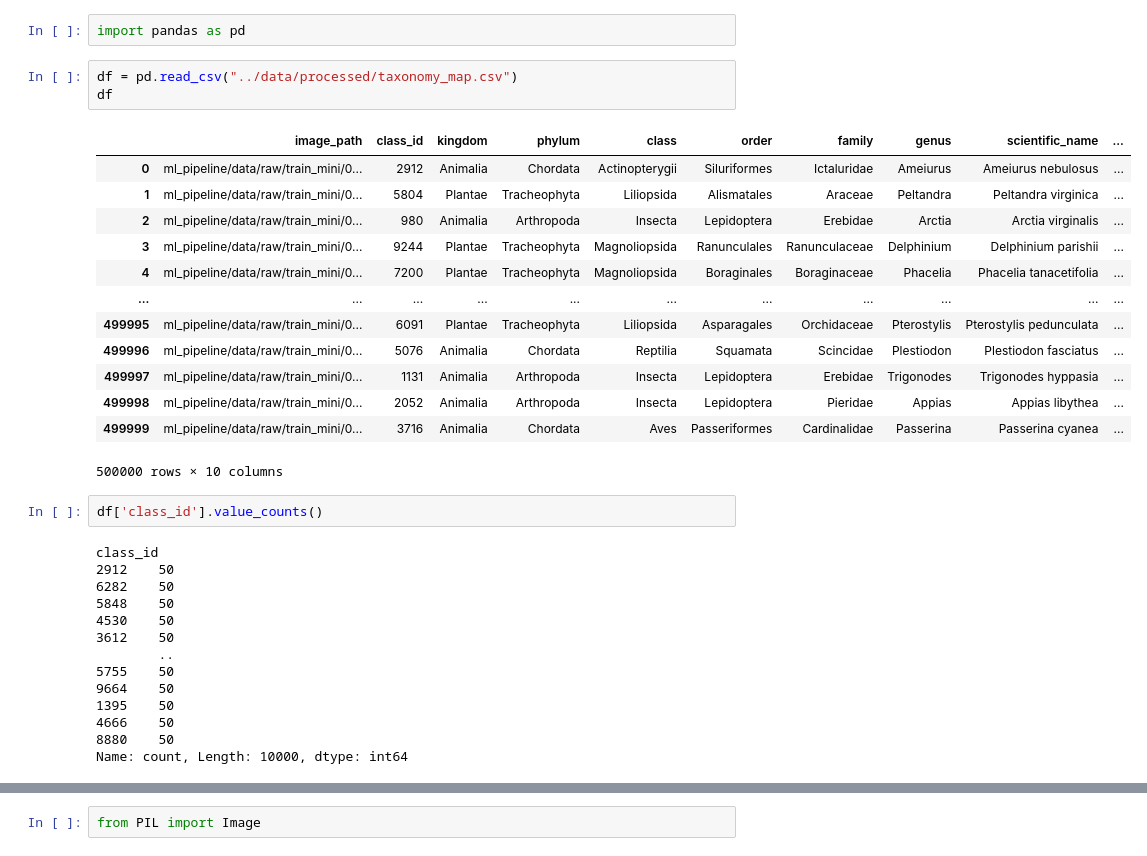
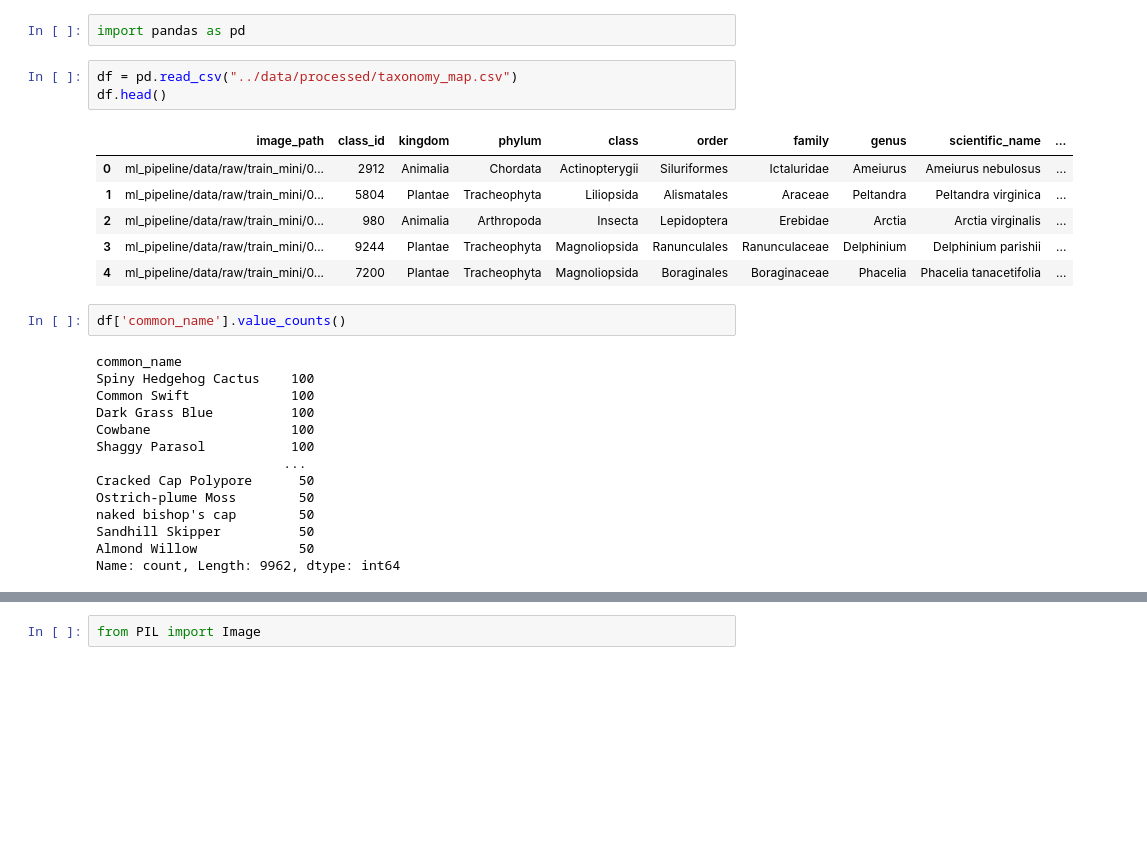
Before and after one commit to sharma-aryan-1/Project-Kanto, a Jupyter notebook: ml_pipeline/notebooks/datatest.ipynb, the cells around one changed output, grey strips where cells are left out. Saved outputs shown, nothing was run; the diff lists cells and outputs as text; blank space fills up the shorter version.

```diff
--- a/ml_pipeline/notebooks/datatest.ipynb
+++ b/ml_pipeline/notebooks/datatest.ipynb
@@ -2,35 +2,28 @@
 import pandas as pd
 # %%
 df = pd.read_csv("../data/processed/taxonomy_map.csv")
-df
+df.head()
 # %% [output]
 |  | image_path | class_id | kingdom | phylum | class | order | family | genus | scientific_name | ... |
 | 0 | ml_pipeline/data/raw/train_mini/0... | 2912 | Animalia | Chordata | Actinopterygii | Siluriformes | Ictaluridae | Ameiurus | Ameiurus nebulosus | ... |
 | 1 | ml_pipeline/data/raw/train_mini/0... | 5804 | Plantae | Tracheophyta | Liliopsida | Alismatales | Araceae | Peltandra | Peltandra virginica | ... |
 | 2 | ml_pipeline/data/raw/train_mini/0... | 980 | Animalia | Arthropoda | Insecta | Lepidoptera | Erebidae | Arctia | Arctia virginalis | ... |
 | 3 | ml_pipeline/data/raw/train_mini/0... | 9244 | Plantae | Tracheophyta | Magnoliopsida | Ranunculales | Ranunculaceae | Delphinium | Delphinium parishii | ... |
 | 4 | ml_pipeline/data/raw/train_mini/0... | 7200 | Plantae | Tracheophyta | Magnoliopsida | Boraginales | Boraginaceae | Phacelia | Phacelia tanacetifolia | ... |
-| ... | ... | ... | ... | ... | ... | ... | ... | ... | ... | ... |
-| 499995 | ml_pipeline/data/raw/train_mini/0... | 6091 | Plantae | Tracheophyta | Liliopsida | Asparagales | Orchidaceae | Pterostylis | Pterostylis pedunculata | ... |
-| 499996 | ml_pipeline/data/raw/train_mini/0... | 5076 | Animalia | Chordata | Reptilia | Squamata | Scincidae | Plestiodon | Plestiodon fasciatus | ... |
-| 499997 | ml_pipeline/data/raw/train_mini/0... | 1131 | Animalia | Arthropoda | Insecta | Lepidoptera | Erebidae | Trigonodes | Trigonodes hyppasia | ... |
-| 499998 | ml_pipeline/data/raw/train_mini/0... | 2052 | Animalia | Arthropoda | Insecta | Lepidoptera | Pieridae | Appias | Appias libythea | ... |
-| 499999 | ml_pipeline/data/raw/train_mini/0... | 3716 | Animalia | Chordata | Aves | Passeriformes | Cardinalidae | Passerina | Passerina cyanea | ... |
-500000 rows × 10 columns
 # %%
-df['class_id'].value_counts()
+df['common_name'].value_counts()
 # %% [output]
-class_id
-2912    50
-6282    50
-5848    50
-4530    50
-3612    50
-        ..
-5755    50
-9664    50
-1395    50
-4666    50
-8880    50
-Name: count, Length: 10000, dtype: int64
+common_name
+Spiny Hedgehog Cactus    100
+Common Swift             100
+Dark Grass Blue          100
+Cowbane                  100
+Shaggy Parasol           100
+                        ...
+Cracked Cap Polypore      50
+Ostrich-plume Moss        50
+naked bishop's cap        50
+Sandhill Skipper          50
+Almond Willow             50
+Name: count, Length: 9962, dtype: int64
 # %%
```
Also changed, not shown: parts of 1 cell of this notebook, 4 other files.
